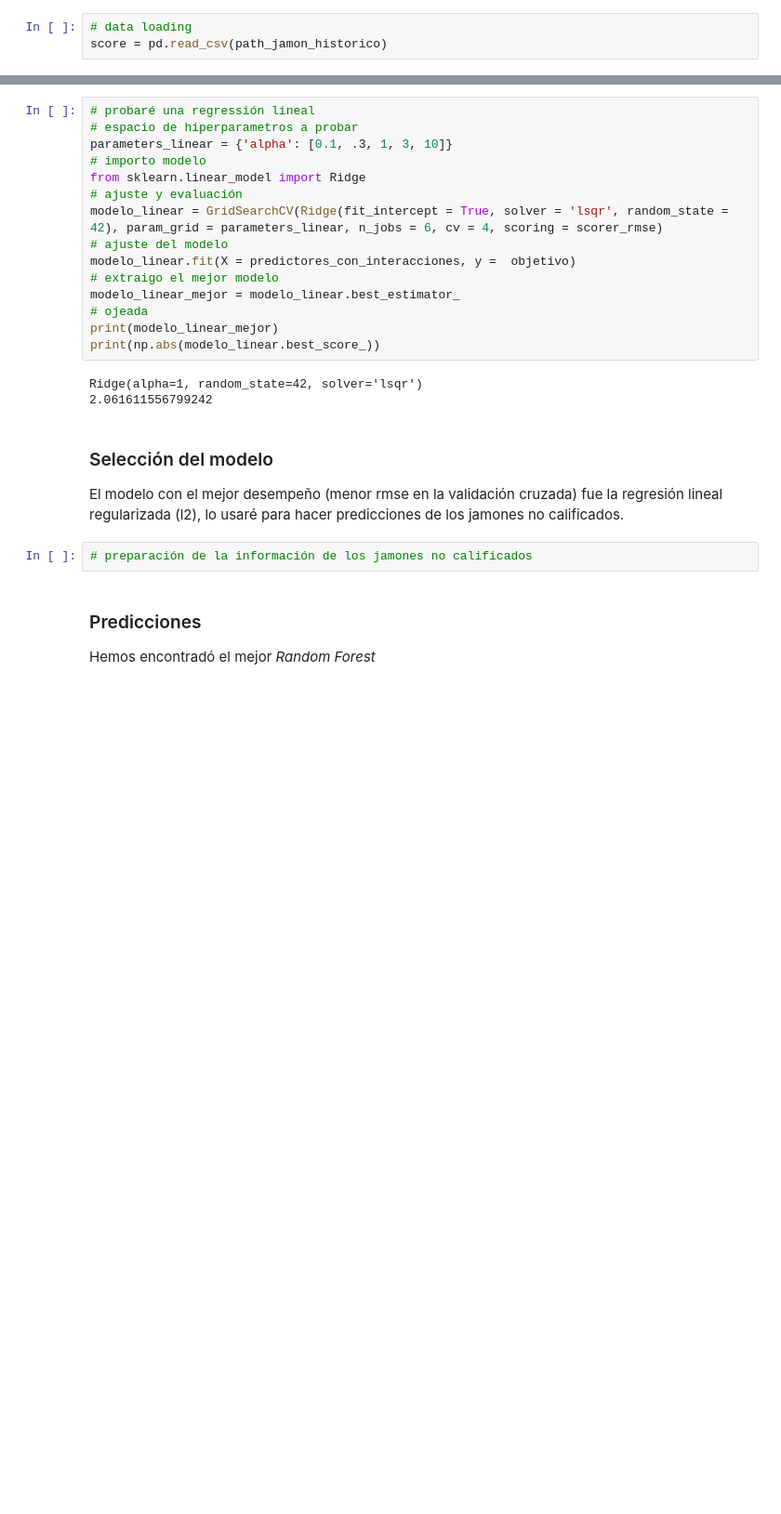
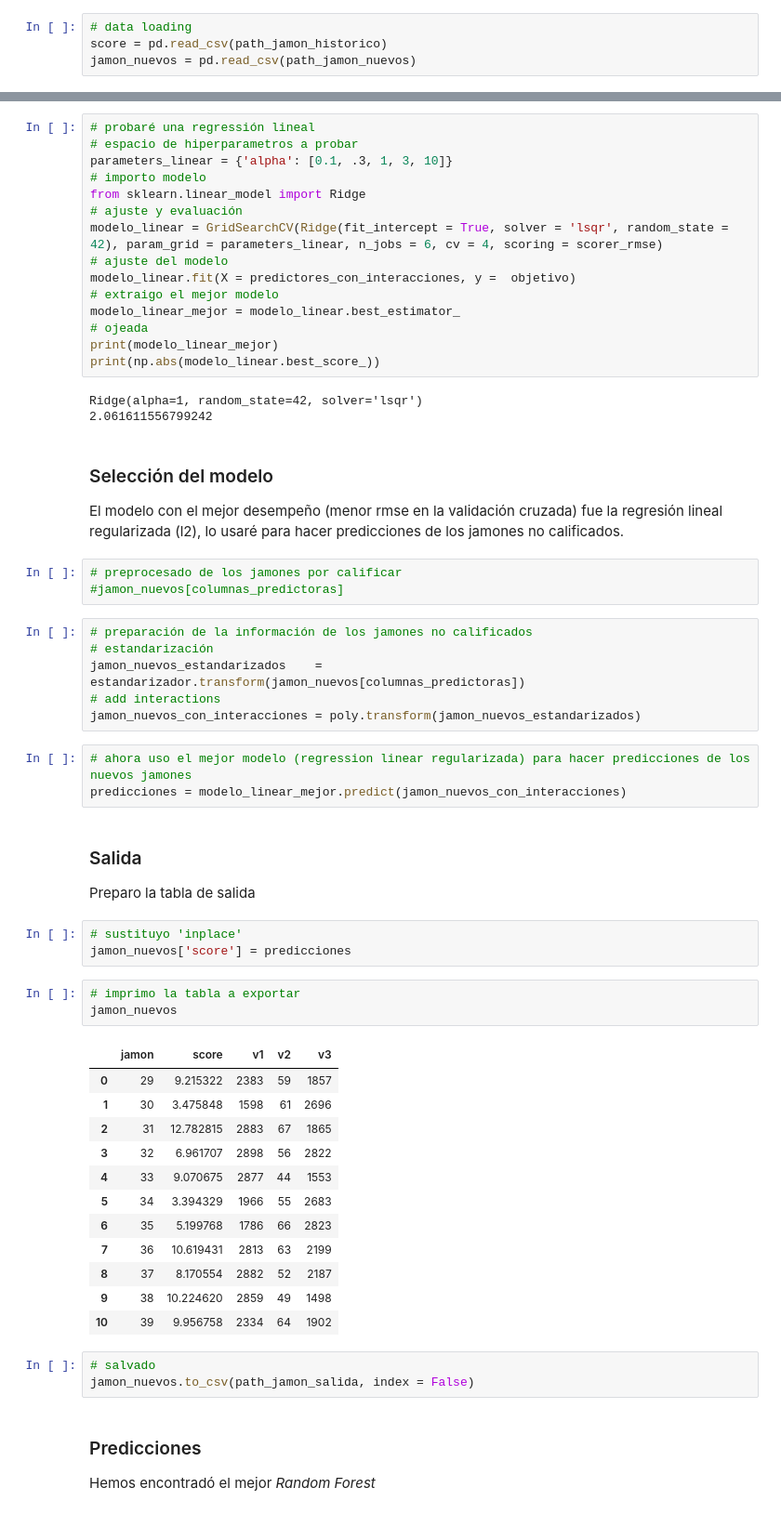
Before and after one commit to yoselalberto/truehome_prueba_tecnica, a Jupyter notebook: research/explore_jamon.ipynb, the cells around one changed output, grey strips where cells are left out. Shown: that part at 93% size. Cells and saved outputs as stored; diff of their text form; blank space fills up the shorter version.

Commit message:
prepare output table with predictions, and export it

```diff
--- a/research/explore_jamon.ipynb
+++ b/research/explore_jamon.ipynb
@@ -25,6 +27,7 @@ path_jamon_nuevos    = 'work/datasets/jamones_por_calificar.csv'
 # %%
 # data loading
 score = pd.read_csv(path_jamon_historico)
+jamon_nuevos = pd.read_csv(path_jamon_nuevos)
 # %%
 # al ser pocos registros imprimiré todos
 score
@@ -150,8 +153,43 @@ Ridge(alpha=1, random_state=42, solver='lsqr')
 # %% [markdown]
 ### Selección del modelo
 El modelo con el mejor desempeño (menor rmse en la validación cruzada) fue la regresión lineal regularizada (l2), lo usaré para hacer predicciones de los jamones no calificados.
+# %%
+# preprocesado de los jamones por calificar
+#jamon_nuevos[columnas_predictoras]
 # %%
 # preparación de la información de los jamones no calificados
+# estandarización
+jamon_nuevos_estandarizados    = estandarizador.transform(jamon_nuevos[columnas_predictoras])
+# add interactions
+jamon_nuevos_con_interacciones = poly.transform(jamon_nuevos_estandarizados)
+# %%
+# ahora uso el mejor modelo (regression linear regularizada) para hacer predicciones de los nuevos jamones
+predicciones = modelo_linear_mejor.predict(jamon_nuevos_con_interacciones)
+# %% [markdown]
+### Salida
+Preparo la tabla de salida
+# %%
+# sustituyo 'inplace'
+jamon_nuevos['score'] = predicciones
+# %%
+# imprimo la tabla a exportar
+jamon_nuevos
+# %% [output]
+|  | jamon | score | v1 | v2 | v3 |
+| 0 | 29 | 9.215322 | 2383 | 59 | 1857 |
+| 1 | 30 | 3.475848 | 1598 | 61 | 2696 |
+| 2 | 31 | 12.782815 | 2883 | 67 | 1865 |
+| 3 | 32 | 6.961707 | 2898 | 56 | 2822 |
+| 4 | 33 | 9.070675 | 2877 | 44 | 1553 |
+| 5 | 34 | 3.394329 | 1966 | 55 | 2683 |
+| 6 | 35 | 5.199768 | 1786 | 66 | 2823 |
+| 7 | 36 | 10.619431 | 2813 | 63 | 2199 |
+| 8 | 37 | 8.170554 | 2882 | 52 | 2187 |
+| 9 | 38 | 10.224620 | 2859 | 49 | 1498 |
+| 10 | 39 | 9.956758 | 2334 | 64 | 1902 |
+# %%
+# salvado
+jamon_nuevos.to_csv(path_jamon_salida, index = False)
 # %% [markdown]
 ### Predicciones
 Hemos encontradó el mejor *Random Forest*
```
Also changed, not shown: parts of 1 cell of this notebook.
